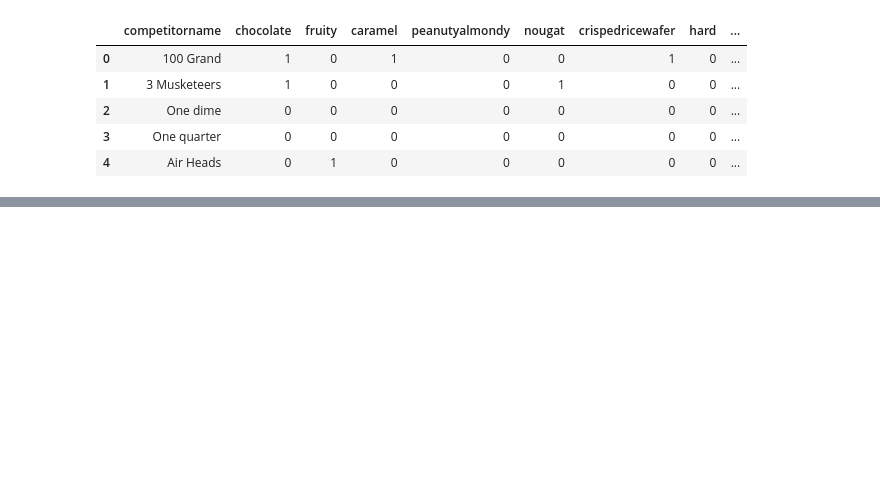
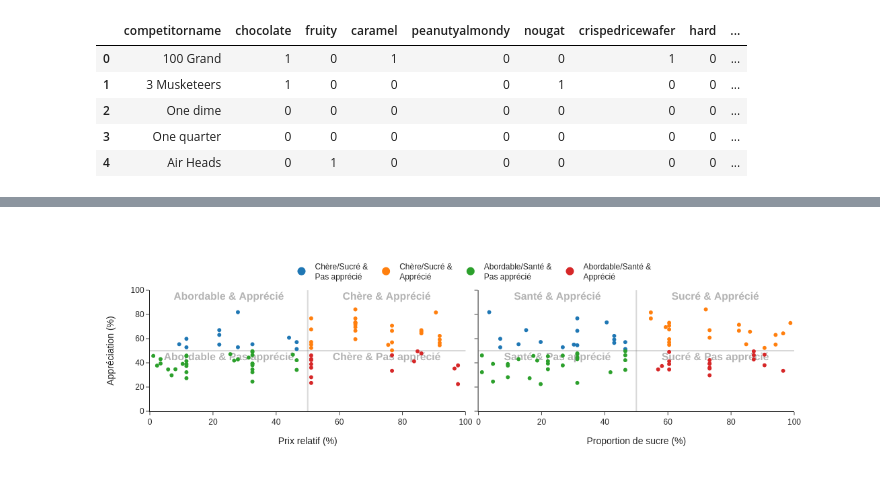
Before and after one commit to MaximeLaroche/Projet-INF8808, a Jupyter notebook: visualisations.ipynb, the cells around one changed output, grey strips where cells are left out. Cells and saved outputs as stored; diff of their text form; code cells hidden in the pictures; blank space fills up the shorter version.

```diff
--- a/visualisations.ipynb
+++ b/visualisations.ipynb
@@ -109,0 +49,52 @@ fig
+# %%
+scat1 = px.scatter(filtered1_df, x=x_col1, y=y_col, color='couleur', hover_data=['competitorname'], template='simple_white')
+
+scat2 = px.scatter(filtered2_df, x=x_col2, y=y_col, color='couleur', hover_data=['competitorname'], template='simple_white')
+scat2.update_traces(xaxis='x2')
+scat2.update_traces(yaxis='y2')
+scat2.update_traces(showlegend=False)
+#scat2.for_each_trace(lambda x: x.update(legendgroup=x['legendgroup'] + '-1'))
+
+text = [
+    # Text Right Graph
+    go.Scatter(x=[25], y=[94], mode='text', text='<b style="color:grey; font-size:1.3em">Abordable & Apprécié</b>', textposition='middle center', textfont_color='rgba(80,80,80,0.6)', showlegend=False, xaxis='x', yaxis='y'),
+    go.Scatter(x=[25], y=[44], mode='text', text='<b style="color:grey; font-size:1.3em">Abordable & Pas apprécié</b>', textposition='middle center', textfont_color='rgba(80,80,80,0.6)', showlegend=False, xaxis='x', yaxis='y'),
+    go.Scatter(x=[75], y=[94], mode='text', text='<b style="color:grey; font-size:1.3em">Chère & Apprécié</b>', textposition='middle center', textfont_color='rgba(80,80,80,0.6)', showlegend=False, xaxis='x', yaxis='y'),
+    go.Scatter(x=[75], y=[44], mode='text', text='<b style="color:grey; font-size:1.3em">Chère & Pas apprécié</b>', textposition='middle center', textfont_color='rgba(80,80,80,0.6)', showlegend=False, xaxis='x', yaxis='y'),
+
+    # Text Left Graph
+    go.Scatter(x=[25], y=[94], mode='text', text='<b style="color:grey; font-size:1.3em">Santé & Apprécié</b>', textposition='middle center', textfont_color='rgba(80,80,80,0.6)', showlegend=False, xaxis='x2', yaxis='y2'),
+    go.Scatter(x=[25], y=[44], mode='text', text='<b style="color:grey; font-size:1.3em">Santé & Pas apprécié</b>', textposition='middle center', textfont_color='rgba(80,80,80,0.6)', showlegend=False, xaxis='x2', yaxis='y2'),
+    go.Scatter(x=[75], y=[94], mode='text', text='<b style="color:grey; font-size:1.3em">Sucré & Apprécié</b>', textposition='middle center', textfont_color='rgba(80,80,80,0.6)', showlegend=False, xaxis='x2', yaxis='y2'),
+    go.Scatter(x=[75], y=[44], mode='text', text='<b style="color:grey; font-size:1.3em">Sucré & Pas apprécié</b>', textposition='middle center', textfont_color='rgba(80,80,80,0.6)', showlegend=False, xaxis='x2', yaxis='y2'),
+]
+
+fig = go.Figure([*text, *scat1.data, *scat2.data], layout={
+    "xaxis":  {'anchor': 'y' , 'domain': [0, .49], 'range': [0, 100], 'title': {'text': 'Prix relatif (%)'}},
+    "xaxis2": {'anchor': 'y2', 'domain': [.51, 1], 'range': [0, 100], 'matches': 'x', 'title': {'text': 'Proportion de sucre (%)'}},
+    "yaxis":  {'anchor': 'x' , 'domain': [0, 1]  , 'range': [0, 100], 'title': {'text': 'Appréciation (%)'}},
+    "yaxis2": {'anchor': 'x2', 'domain': [0, 1]  , 'range': [0, 100], 'matches': 'y', 'showticklabels': False},
+    "shapes":[
+        {'layer': 'below', 'line': {'color': 'grey', 'width': 2}, 'type': 'line', 'x0': 50, 'x1': 50, 'xref': 'x'        , 'y0': 0 , 'y1': 1 , 'yref': 'y domain' },
+        {'layer': 'below', 'line': {'color': 'grey', 'width': 2}, 'type': 'line', 'x0': 50, 'x1': 50, 'xref': 'x2'       , 'y0': 0 , 'y1': 1 , 'yref': 'y2 domain'},
+        {'layer': 'below', 'line': {'color': 'grey', 'width': 2}, 'type': 'line', 'x0': 0 , 'x1': 1 , 'xref': 'x domain' , 'y0': 50, 'y1': 50, 'yref': 'y'        },
+        {'layer': 'below', 'line': {'color': 'grey', 'width': 2}, 'type': 'line', 'x0': 0 , 'x1': 1 , 'xref': 'x2 domain', 'y0': 50, 'y1': 50, 'yref': 'y2'       }
+    ],
+    'legend' : {'itemsizing': 'constant', 'orientation': 'h', 'title': {'text': ''}, 'tracegroupgap': 0, 'x': 0.5, 'xanchor': 'center', 'y': 1.03, 'yanchor': 'bottom'},
+    #'legend' : {'itemsizing': 'constant', 'orientation': 'h', 'title': {'text': ''}, 'tracegroupgap': 0, 'x': 0.25, 'xanchor': 'center', 'y': 1.03, 'yanchor': 'bottom'},
+    # 'legend2': {'itemsizing': 'constant', 'orientation': 'h', 'title': {'text': ''}, 'tracegroupgap': 0, 'x': 0.75, 'xanchor': 'center', 'y': 1.03, 'yanchor': 'bottom'},
+    'template': "simple_white"
+})
+
+fig.update_traces(hovertemplate="""
+<b style="font-size: 1.3em">%{customdata}</b><br>
+%{yaxis.title.text}: %{y}<br>
+%{xaxis.title.text}: %{x}<br>
+<extra></extra>
+""", selector=dict(type="scatter", mode="markers"))
+fig.update_traces(hoverinfo='skip', selector=dict(type="scatter", mode="text"))
+
+
+#print(fig)
+# %% [output]
+[figure, added]
```
Also changed, not shown: parts of 3 cells of this notebook.
